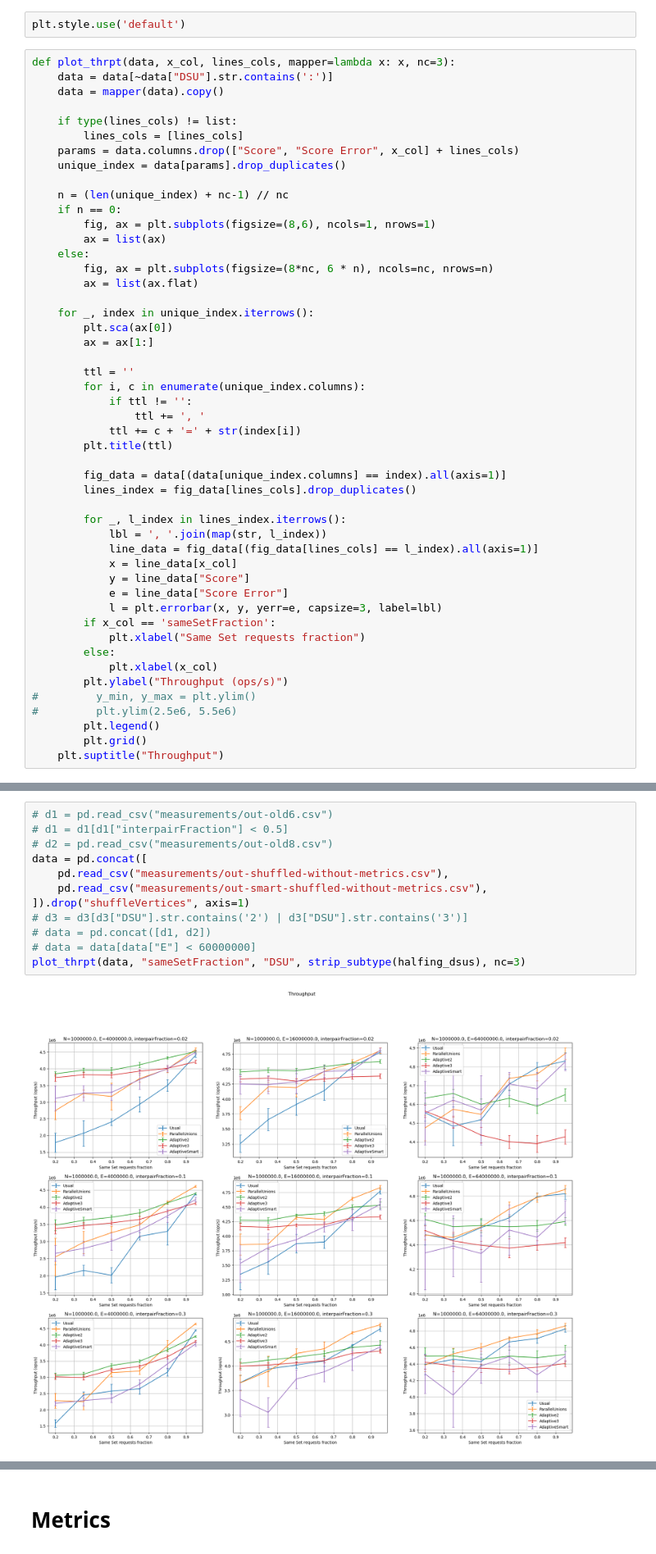
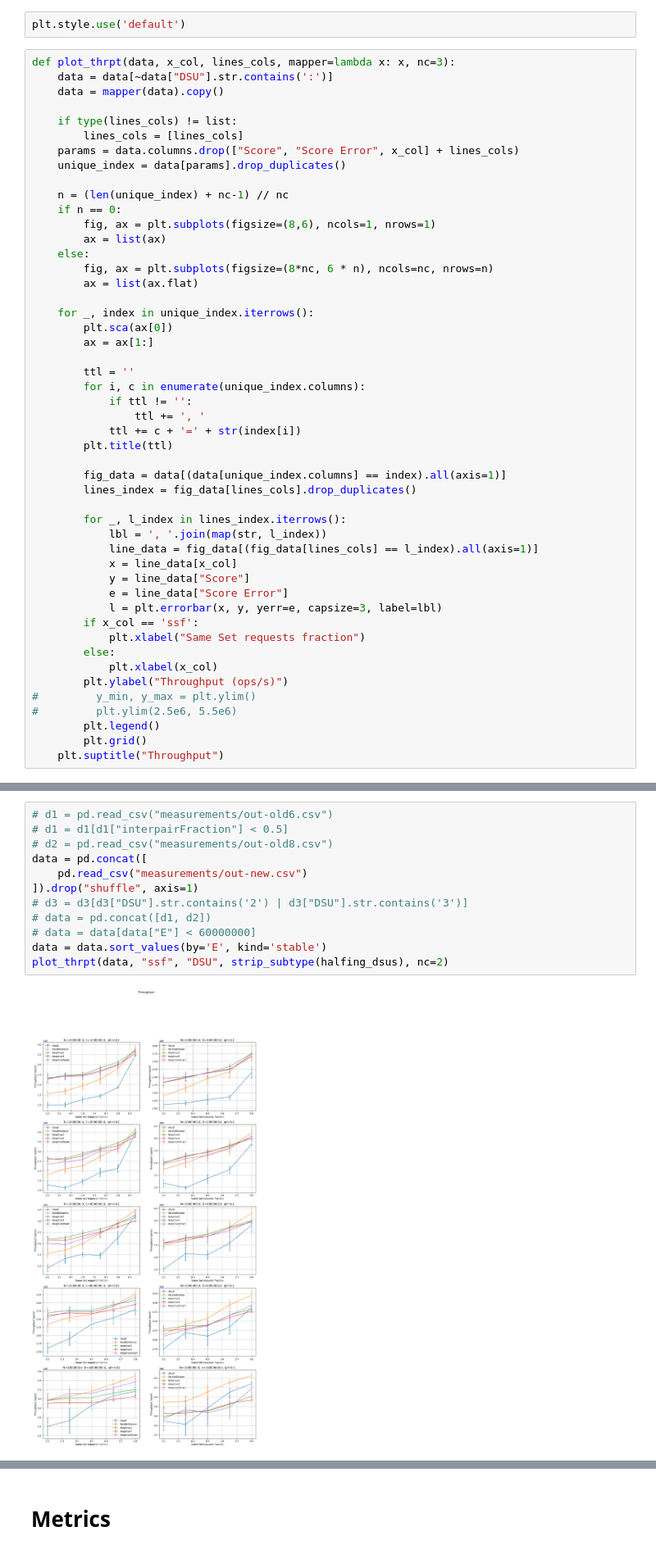
Before and after one commit to raid-7/NUMA-aware-DSU, a Jupyter notebook: postprocess/DSUs.ipynb, the cells around one changed output, grey strips where cells are left out. Shown at 82% size. Drawn from its saved outputs; the diff is of its cells as text.

```diff
--- a/postprocess/DSUs.ipynb
+++ b/postprocess/DSUs.ipynb
@@ -45,7 +45,7 @@ def plot_thrpt(data, x_col, lines_cols, mapper=lambda x: x, nc=3):
             y = line_data["Score"]
             e = line_data["Score Error"]
             l = plt.errorbar(x, y, yerr=e, capsize=3, label=lbl)
-        if x_col == 'sameSetFraction':
+        if x_col == 'ssf':
             plt.xlabel("Same Set requests fraction")
         else:
             plt.xlabel(x_col)
@@ -182,14 +264,14 @@ def ipf_in(vals, compose=lambda x: x):
 # %%
 # d1 = pd.read_csv("measurements/out-old6.csv")
 # d1 = d1[d1["interpairFraction"] < 0.5]
 # d2 = pd.read_csv("measurements/out-old8.csv")
 data = pd.concat([
-    pd.read_csv("measurements/out-shuffled-without-metrics.csv"),
-    pd.read_csv("measurements/out-smart-shuffled-without-metrics.csv"),
-]).drop("shuffleVertices", axis=1)
+    pd.read_csv("measurements/out-new.csv")
+]).drop("shuffle", axis=1)
 # d3 = d3[d3["DSU"].str.contains('2') | d3["DSU"].str.contains('3')]
 # data = pd.concat([d1, d2])
 # data = data[data["E"] < 60000000]
-plot_thrpt(data, "sameSetFraction", "DSU", strip_subtype(halfing_dsus), nc=3)
+data = data.sort_values(by='E', kind='stable')
+plot_thrpt(data, "ssf", "DSU", strip_subtype(halfing_dsus), nc=2)
 # %% [output]
-[figure, old version]
+[figure, new version]
```
Also changed, not shown: parts of 20 cells of this notebook, 8 other files.
